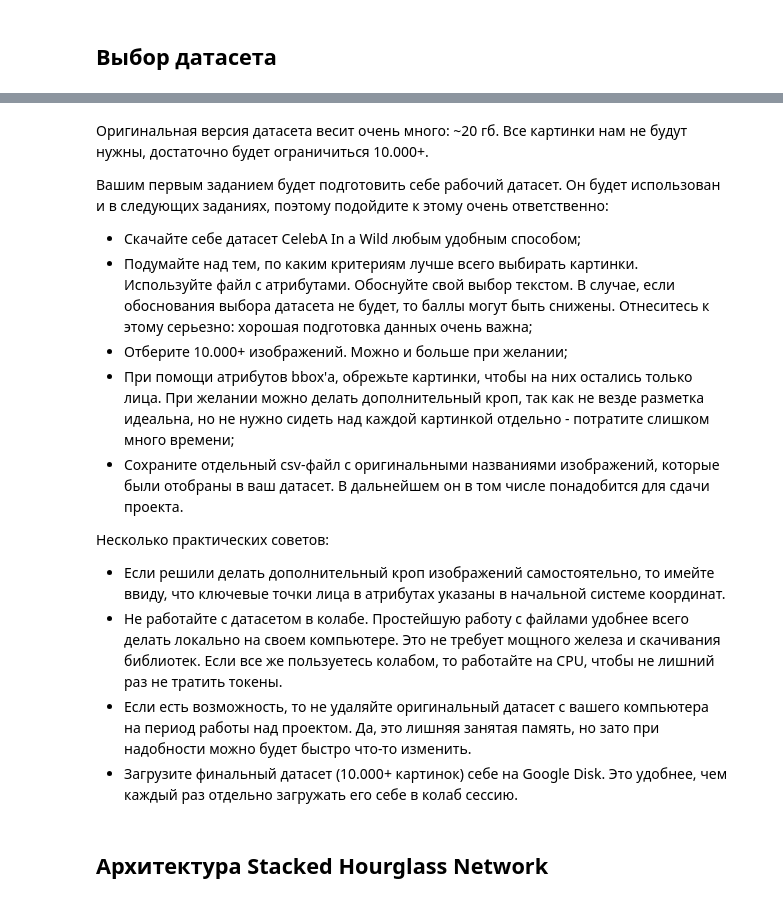
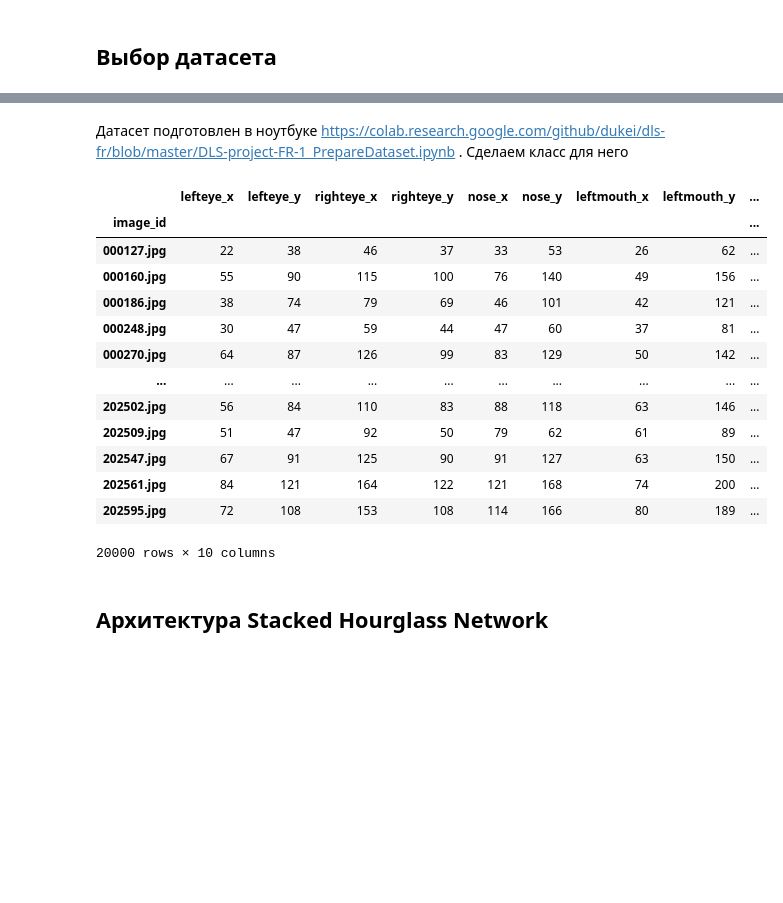
Before and after one commit to dukei/dls-fr, a Jupyter notebook: DLS-project-FR-1_FaceAlignment.ipynb, the cells around one changed output, grey strips where cells are left out. Saved outputs shown, nothing was run; the diff lists cells and outputs as text; code cells hidden in the pictures; blank space fills up the shorter version.

Commit message:
Датасет визуализируется

```diff
--- a/DLS-project-FR-1_FaceAlignment.ipynb
+++ b/DLS-project-FR-1_FaceAlignment.ipynb
@@ -11,16 +7,31 @@
-# %% [markdown]
-Оригинальная версия датасета весит очень много: ~20 гб. Все картинки нам не будут нужны, достаточно будет ограничиться 10.000+.
-
-Вашим первым заданием будет подготовить себе рабочий датасет. Он будет использован и в следующих заданиях, поэтому подойдите к этому очень ответственно:
-
-- Скачайте себе датасет CelebA In a Wild любым удобным способом;
-- Подумайте над тем, по каким критериям лучше всего выбирать картинки. Используйте файл с атрибутами. Обоснуйте свой выбор текстом. В случае, если обоснования выбора датасета не будет, то баллы могут быть снижены. Отнеситесь к этому серьезно: хорошая подготовка данных очень важна;
-- Отберите 10.000+ изображений. Можно и больше при желании;
-- При помощи атрибутов bbox'а, обрежьте картинки, чтобы на них остались только лица. При желании можно делать дополнительный кроп, так как не везде разметка идеальна, но не нужно сидеть над каждой картинкой отдельно - потратите слишком много времени;
-- Сохраните отдельный csv-файл с оригинальными названиями изображений, которые были отобраны в ваш датасет. В дальнейшем он в том числе понадобится для сдачи проекта.
-
-Несколько практических советов:
-- Если решили делать дополнительный кроп изображений самостоятельно, то имейте ввиду, что ключевые точки лица в атрибутах указаны в начальной системе координат.
-- Не работайте с датасетом в колабе. Простейшую работу с файлами удобнее всего делать локально на своем компьютере. Это не требует мощного железа и скачивания библиотек. Если все же пользуетесь колабом, то работайте на CPU, чтобы не лишний раз не тратить токены.
-- Если есть возможность, то не удаляйте оригинальный датасет с вашего компьютера на период работы над проектом. Да, это лишняя занятая память, но зато при надобности можно будет быстро что-то изменить.
-- Загрузите финальный датасет (10.000+ картинок) себе на Google Disk. Это удобнее, чем каждый раз отдельно загружать его себе в колаб сессию.
+# %% [markdown]
+Датасет подготовлен в ноутбуке https://colab.research.google.com/github/dukei/dls-fr/blob/master/DLS-project-FR-1_PrepareDataset.ipynb . Сделаем класс для него
+# %%
+import pandas as pd
+import torchvision.io as io
+from PIL import Image # Импортируем PIL Image
+import os # Импортируем os для операций с директориями кэша
+import torch
+from torch.utils.data import Dataset
+import torchvision.transforms.v2 as v2
+import torchvision.transforms.functional as F_vision # Добавляем импорт для функциональных преобразований
+import pandas as pd # Уже импортирован, но явный импорт лучше для самодостаточности ячейки
+import numpy as np # Требуется для генерации карт тепла
+
+lm = pd.read_csv('celeba_dataset/sm/translated_landmarks.csv', index_col='image_id')
+lm
+# %% [output]
+|  | lefteye_x | lefteye_y | righteye_x | righteye_y | nose_x | nose_y | leftmouth_x | leftmouth_y | ... |
+| image_id |  |  |  |  |  |  |  |  | ... |
+| 000127.jpg | 22 | 38 | 46 | 37 | 33 | 53 | 26 | 62 | ... |
+| 000160.jpg | 55 | 90 | 115 | 100 | 76 | 140 | 49 | 156 | ... |
+| 000186.jpg | 38 | 74 | 79 | 69 | 46 | 101 | 42 | 121 | ... |
+| 000248.jpg | 30 | 47 | 59 | 44 | 47 | 60 | 37 | 81 | ... |
+| 000270.jpg | 64 | 87 | 126 | 99 | 83 | 129 | 50 | 142 | ... |
+| ... | ... | ... | ... | ... | ... | ... | ... | ... | ... |
+| 202502.jpg | 56 | 84 | 110 | 83 | 88 | 118 | 63 | 146 | ... |
+| 202509.jpg | 51 | 47 | 92 | 50 | 79 | 62 | 61 | 89 | ... |
+| 202547.jpg | 67 | 91 | 125 | 90 | 91 | 127 | 63 | 150 | ... |
+| 202561.jpg | 84 | 121 | 164 | 122 | 121 | 168 | 74 | 200 | ... |
+| 202595.jpg | 72 | 108 | 153 | 108 | 114 | 166 | 80 | 189 | ... |
+20000 rows × 10 columns
```
Also changed, not shown: parts of 8 cells of this notebook.
